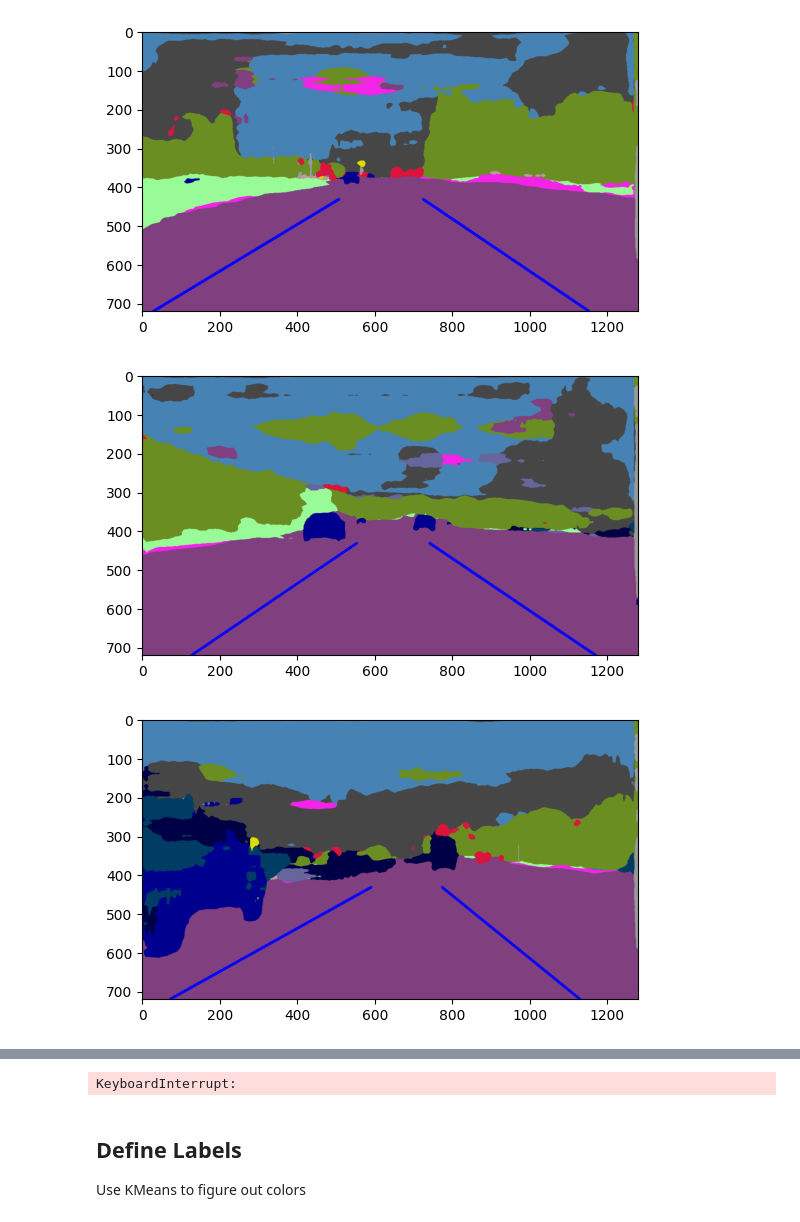
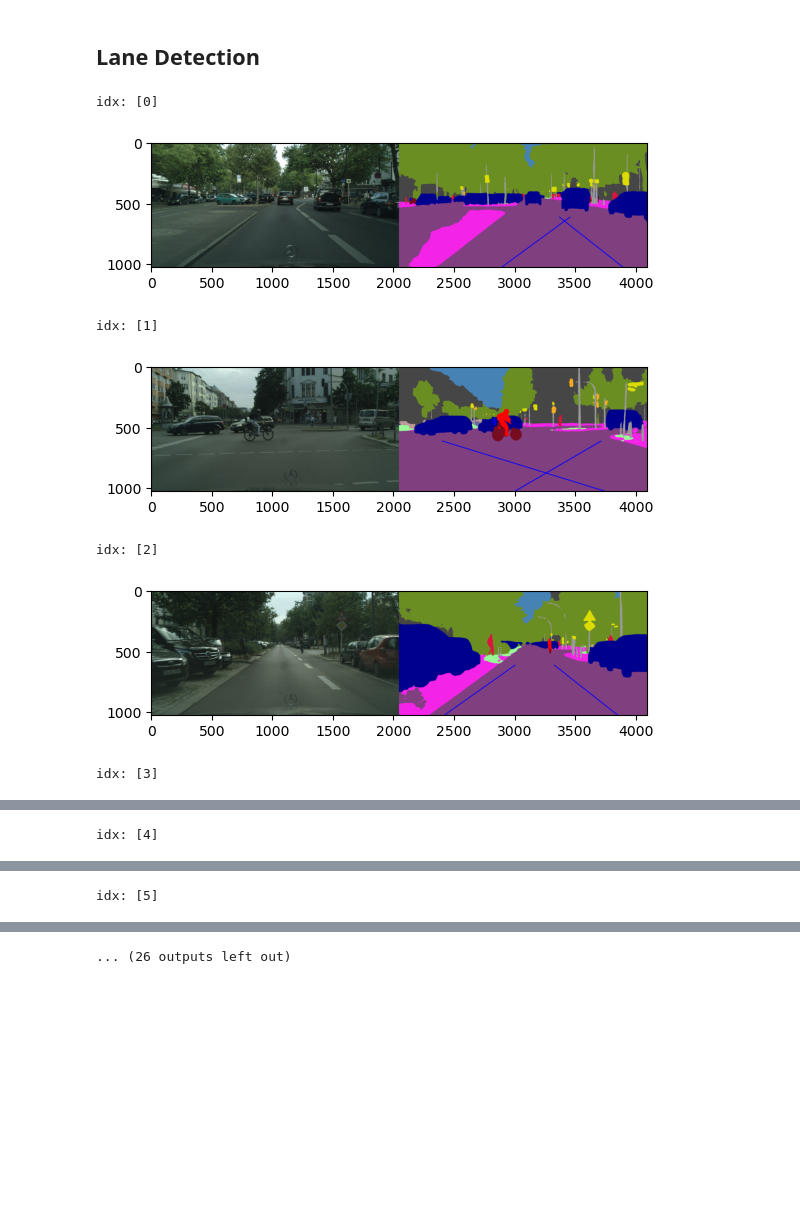
Before and after one commit to jlevine272/Road-Segmentation, a Jupyter notebook: main.ipynb, the cells around one changed output, grey strips where cells are left out. Drawn from its saved outputs; the diff is of its cells as text; code cells hidden in the pictures; blank space fills up the shorter version.

Commit message:
got sample outputs

```diff
--- a/main.ipynb
+++ b/main.ipynb
@@ -101,0 +132,6 @@ def image_list_to_nparray(imgs):
+# %%
+# im_dir = 'datasets/cityscapes/cityscapes/leftImg8bit/test/berlin'
+# im_dir = 'datasets/llama_subset'
+im_dir = 'datasets/small'
+MODEL_PATH = "drn_d_22_cityscapes.pth"
+phase = "test"
@@ -101,0 +142,5 @@ def image_list_to_nparray(imgs):
+# %%
+image_dataset = ImageDataset(data_dir=im_dir)
+# Resize later. DRN was trained on the default size, so I imagine it'll work better
+image_dataset.transform = transforms.Compose([transforms.ToTensor(), normalize])
+image_loader = DataLoader(image_dataset, batch_size=1, shuffle=False)
@@ -103,27 +183,35 @@ def image_list_to_nparray(imgs):
 road_masks = image_list_to_nparray(road_masks)
 outputs = image_list_to_nparray(outputs)
 inputs = image_list_to_nparray(inputs)
+# %% [markdown]
+## Lane Detection
 # %%
 lane_and_segment_masks = []
 
-for i in range(len(inputs)):
-
+for i in tqdm(range(len(inputs))):
+    original = inputs[i]
+    original_bgr = cv2.resize(original, (road_masks[i].shape[1], road_masks[i].shape[0]))
     image_bgr = cv2.cvtColor(inputs[i].astype(np.uint8), cv2.COLOR_RGB2BGR)
     resized_input = cv2.resize(image_bgr, (road_masks[i].shape[1], road_masks[i].shape[0]))
     resized_image_rgb = cv2.cvtColor(resized_input, cv2.COLOR_BGR2RGB)
 
     ld = LaneDetector(0.05, 0.09, 7, line_threshold=25, cropping_mask=np.array(road_masks[i], dtype=np.int32))
     lane_img, lines_xy = ld.detect_lanes(resized_input)
 
     out_mask = outputs[i].copy()
     cv2.line(out_mask, (lines_xy[0][0], lines_xy[0][1]), (lines_xy[0][2], lines_xy[0][3]), (0, 0, 255), 5)
     cv2.line(out_mask, (lines_xy[1][0], lines_xy[1][1]), (lines_xy[1][2], lines_xy[1][3]), (0, 0, 255), 5)
 
-    lane_and_segment_masks.append(out_mask)
+    lane_and_segment_masks.append(merge_images(original_bgr, out_mask))
     # To display:
-    # plt.imshow(out_mask)
-    # plt.show()
+    print(f"idx: [{i}]")
+    plt.imshow(merge_images(original_bgr, out_mask))
+    plt.show()
 # %% [output]
+idx: [0]
-[figure, old version]
+[figure, new version]
+idx: [1]
-[figure, old version]
+[figure, new version]
+idx: [2]
-[figure, old version]
+[figure, new version]
+idx: [3]
@@ -130,0 +219 @@ for i in range(len(inputs)):
+idx: [4]
@@ -131,0 +221 @@ for i in range(len(inputs)):
+idx: [5]
@@ -134,4 +223 @@ for i in range(len(inputs)):
-KeyboardInterrupt:
+... (26 outputs left out)
-# %% [markdown]
-## Define Labels
-Use KMeans to figure out colors
```
Also changed, not shown: parts of 52 cells of this notebook.
